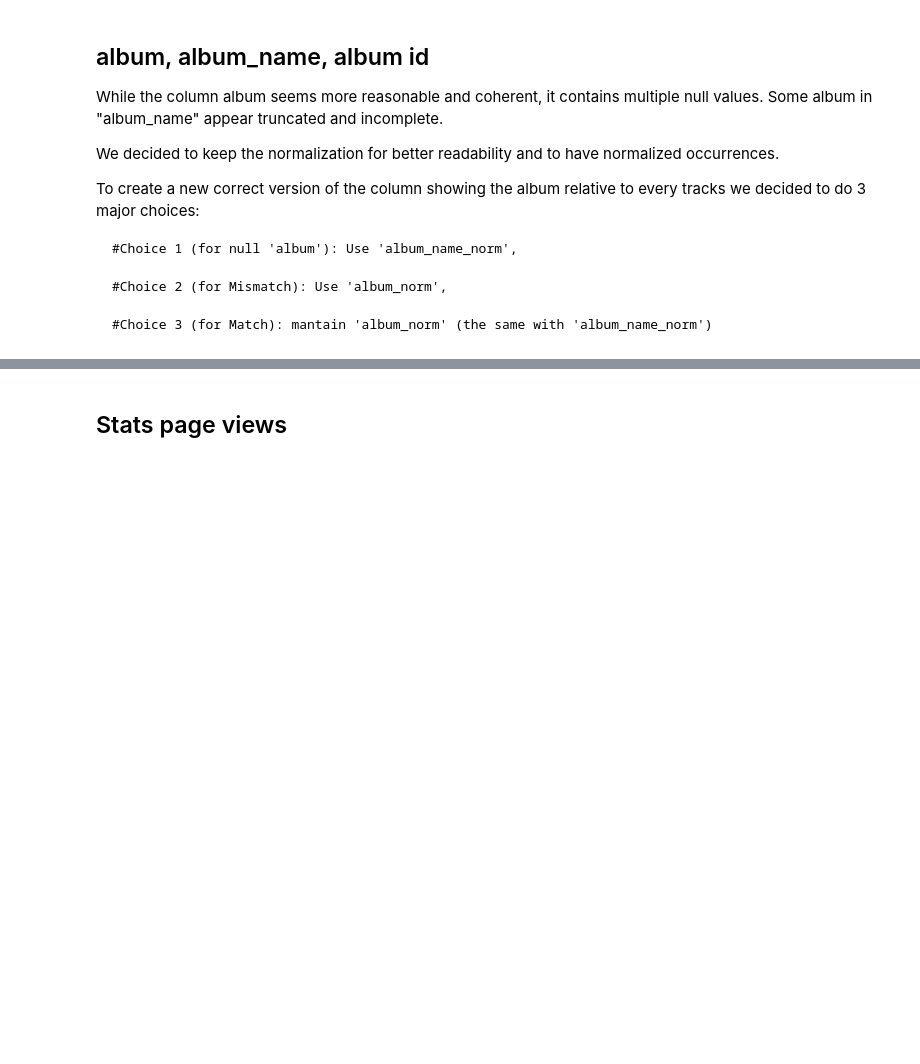
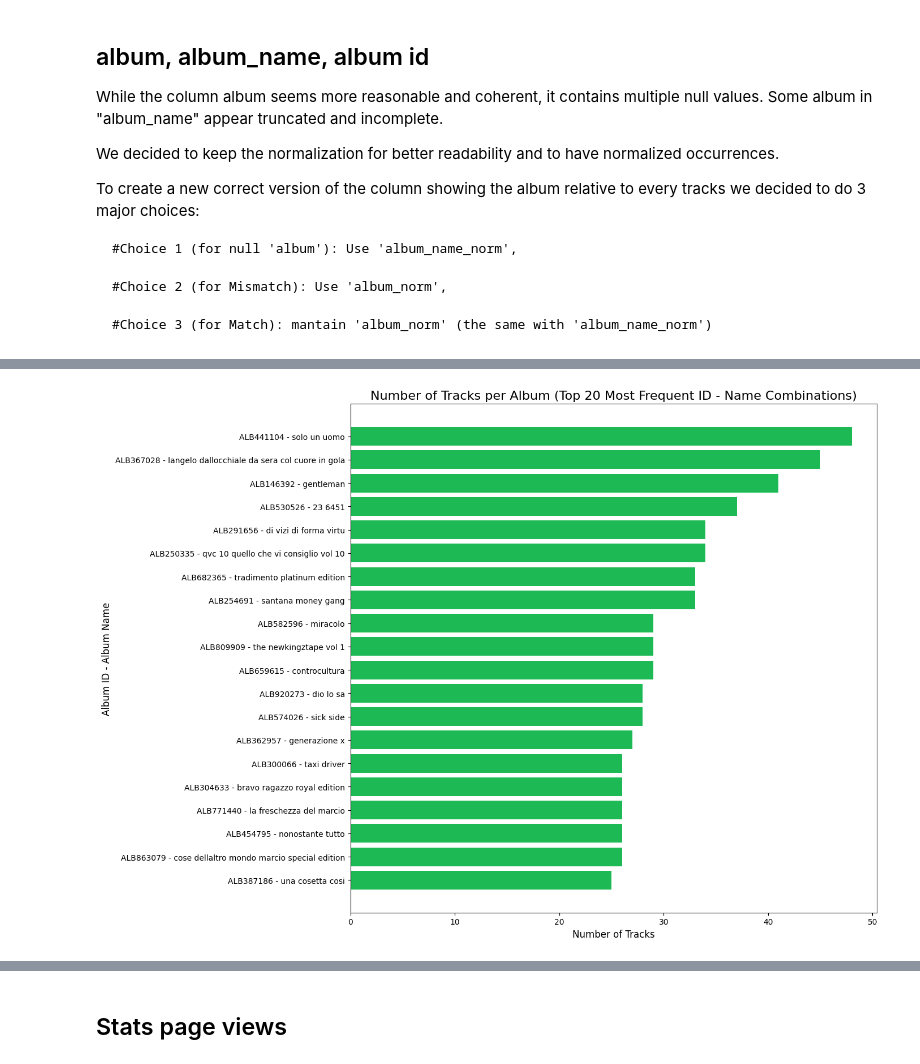
Before and after one commit to Syreel/DataMining, a Jupyter notebook: data_preparation.ipynb, the cells around one changed output, grey strips where cells are left out. Drawn from its saved outputs; the diff is of its cells as text; code cells hidden in the pictures; blank space fills up the shorter version.

```diff
--- a/data_preparation.ipynb
+++ b/data_preparation.ipynb
@@ -754 +1050,40 @@ To create a new correct version of the column showing the album relative to ever
+# %%
+N = 20 # Number of top albums to plot
+# 1. Group by both ID and the final album name, and count tracks
+# The result is a Series with a MultiIndex: (id_album, correct_album_final)
+df_clean = df.dropna(subset=['id_album', 'correct_album_final_resolved'])
+
+# 2. Create a temporary Series where each row is the unique (ID, Name) tuple
+#    The .values property accesses the underlying NumPy array, which is fast.
+combined_key = pd.Series(list(zip(df_clean['id_album'], df_clean['correct_album_final_resolved'])))
+
+# 3. Calculate counts using value_counts(), which is optimized for Series
+album_id_name_counts = combined_key.value_counts()
+
+# 2. Select the top N combinations
+top_combinations = album_id_name_counts.nlargest(N)
+
+# 3. Create the combined label for the Y-axis (ID - Name)
+# We iterate through the MultiIndex to create a clear label string.
+combined_labels = [f"{id_} - {name}" for id_, name in top_combinations.index]
+
+# 4. Prepare data for plotting
+counts = top_combinations.values
+
+# Sort both counts and labels in ascending order based on count for a horizontal bar chart
+sorted_indices = counts.argsort()
+sorted_counts = counts[sorted_indices]
+sorted_labels = [combined_labels[i] for i in sorted_indices]
+
+# 5. Create the bar chart
+plt.figure(figsize=(14, 10))
+plt.barh(sorted_labels, sorted_counts, color='#1DB954')
+
+plt.title(f'Number of Tracks per Album (Top {N} Most Frequent ID - Name Combinations)', fontsize=16)
+plt.xlabel('Number of Tracks', fontsize=12)
+plt.ylabel('Album ID - Album Name', fontsize=12)
+plt.yticks(fontsize=10)
+plt.tight_layout()
+# %% [output]
+[figure, added]
 # %%
```
Also changed, not shown: parts of 52 cells of this notebook, 1 other file.
